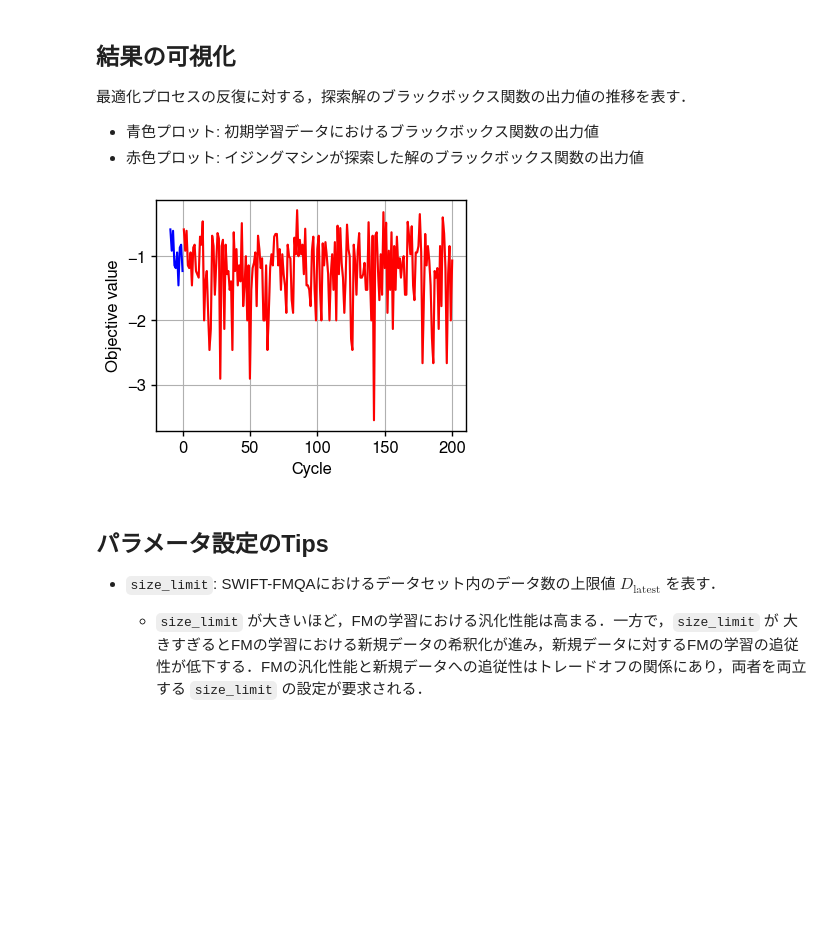
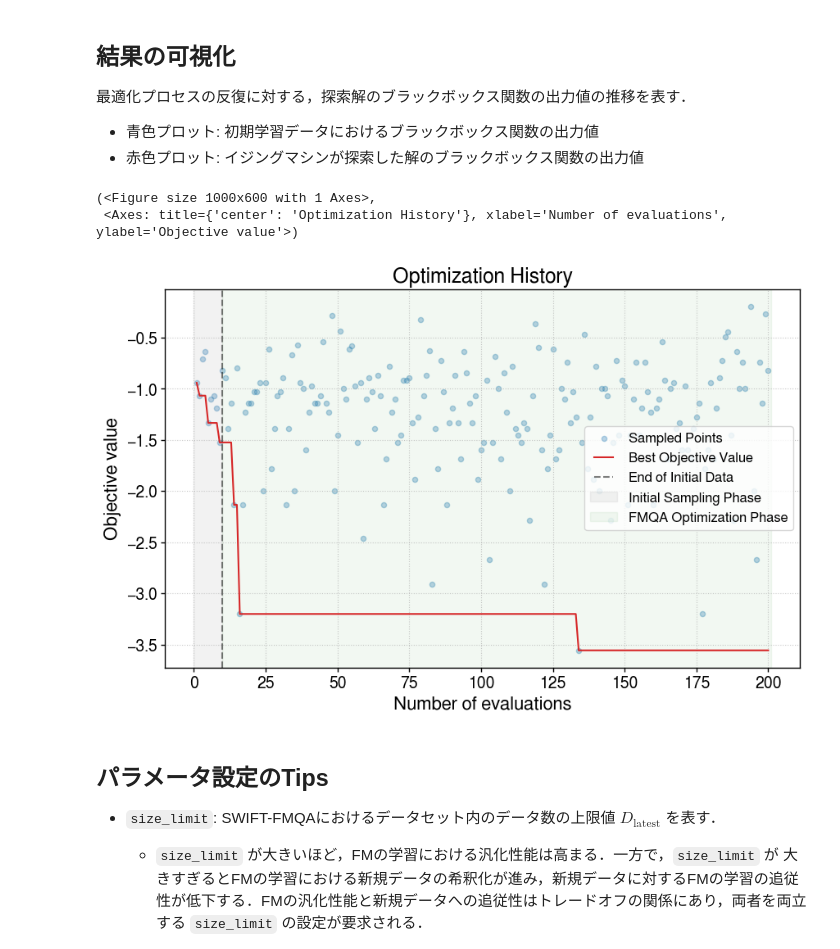
Before and after one commit to Shu-Tanaka-Group/amplify-bbopt-ext, a Jupyter notebook: examples/fmqa_latest.ipynb, the cells around one changed output. Saved outputs shown, nothing was run; the diff lists cells and outputs as text; code cells hidden in the pictures; blank space fills up the shorter version.

Commit message:
Define visualization method as a utility function

```diff
--- a/examples/fmqa_latest.ipynb
+++ b/examples/fmqa_latest.ipynb
@@ -241,34 +242,11 @@ print(result.best.objective)  # ベスト解に対応する目的関数値
 - 青色プロット: 初期学習データにおけるブラックボックス関数の出力値
 - 赤色プロット: イジングマシンが探索した解のブラックボックス関数の出力値
 # %%
-import matplotlib.pyplot as plt
-
-# 初期学習データ
-objectives_init = result.training_data.y[:n_init_data]
-
-# アニーリングから直接得られたベスト解の履歴
-objectives_annealing_best = [
-    float(h.annealing_best_solution.objective) for h in result.history
-]
-
-# フォールバック解も含めた最良解の履歴
-objectives_all = [
-    float(h.annealing_new_solution.objective)
-    if h.fallback_solution is None
-    else float(h.fallback_solution.objective)
-    for h in result.history
-]
-
-plt.plot(range(-n_init_data + 1, 1), objectives_init, "blue")
-plt.plot(range(1, len(objectives_all) + 1), objectives_all, "lightgrey")
-plt.plot(range(1, len(objectives_annealing_best) + 1), objectives_annealing_best, "-r")
-
-plt.xlabel("Cycle")
-plt.ylabel("Objective value")
-
-plt.grid(True)
+plot_optimization_history(result, n_init_data)
 # %% [output]
+(<Figure size 1000x600 with 1 Axes>,
+ <Axes: title={'center': 'Optimization History'}, xlabel='Number of evaluations', ylabel='Objective value'>)
-[figure, old version]
+[figure, new version]
 # %% [markdown]
 ## パラメータ設定のTips
 
```
Also changed, not shown: parts of 1 cell of this notebook, 2 other files.
